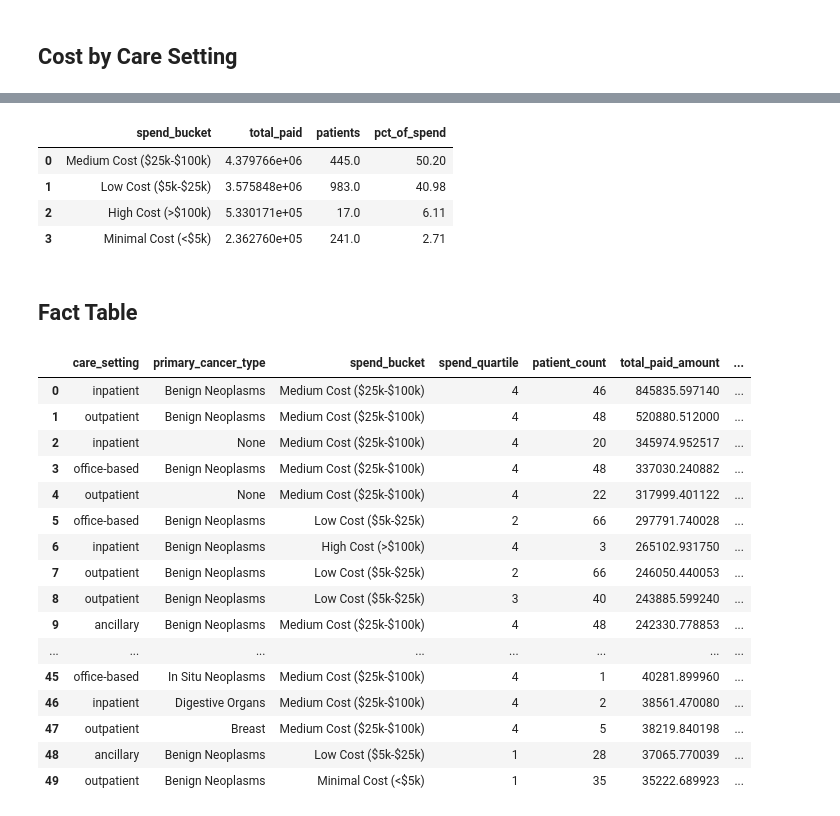
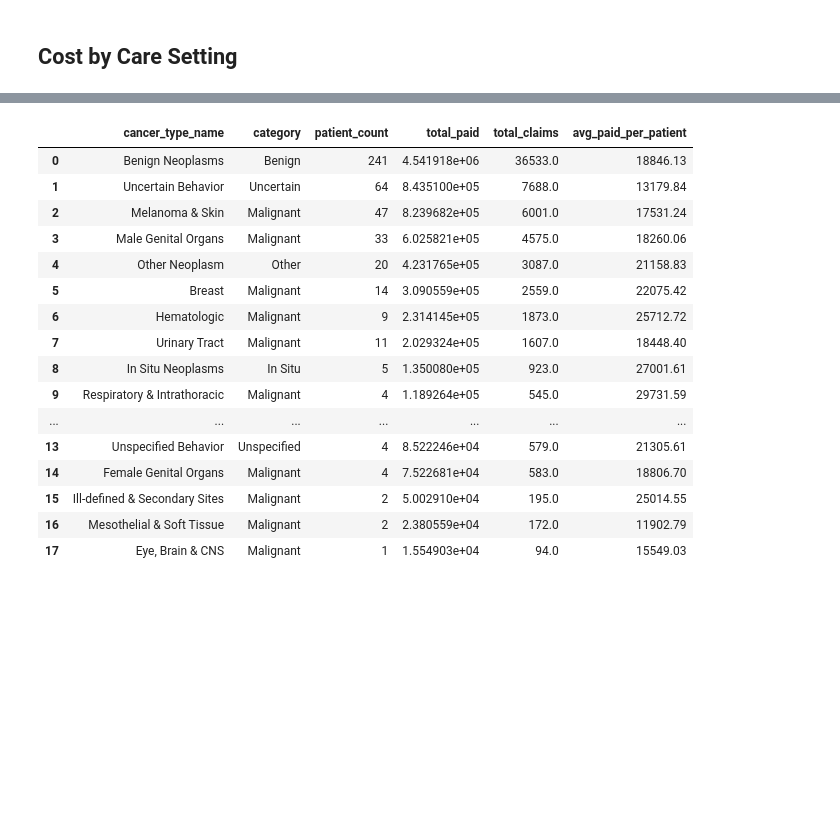
Before and after one commit to worldyne/tuva-demo, a Jupyter notebook: analyses/oncology_analysis.ipynb, the cells around one changed output, grey strips where cells are left out. Saved outputs shown, nothing was run; the diff lists cells and outputs as text; code cells hidden in the pictures; blank space fills up the shorter version.

```diff
--- a/analyses/oncology_analysis.ipynb
+++ b/analyses/oncology_analysis.ipynb
@@ -123,50 +224,34 @@ cost_by_cancer
 # %%
-# Spend bucket analysis
-spend_buckets = con.sql("""
+spend_by_cancer_df = con.sql("""
     SELECT
-        spend_bucket,
-        SUM(total_paid_amount) as total_paid,
-        SUM(patient_count) as patients,
-        ROUND(SUM(total_paid_amount) * 100.0 / SUM(SUM(total_paid_amount)) OVER (), 2) as pct_of_spend
-    FROM main.fact_oncology_cost_analytics
-    GROUP BY 1
+        ct.cancer_type_name,
+        ct.category,
+        COUNT(DISTINCT f.person_id) as patient_count,
+        SUM(f.paid_amount) as total_paid,
+        SUM(f.claim_count) as total_claims,
+        ROUND(SUM(f.paid_amount) / NULLIF(COUNT(DISTINCT f.person_id), 0), 2) as avg_paid_per_patient
+    FROM main.fact_oncology_cost f
+    JOIN main.dim_cancer_type ct ON f.cancer_type_key = ct.cancer_type_key
+    GROUP BY 1, 2
     ORDER BY total_paid DESC
 """).df()
 
-spend_buckets
+spend_by_cancer_df
 # %% [output]
-|  | spend_bucket | total_paid | patients | pct_of_spend |
-| 0 | Medium Cost ($25k-$100k) | 4.379766e+06 | 445.0 | 50.20 |
-| 1 | Low Cost ($5k-$25k) | 3.575848e+06 | 983.0 | 40.98 |
-| 2 | High Cost (>$100k) | 5.330171e+05 | 17.0 | 6.11 |
-| 3 | Minimal Cost (<$5k) | 2.362760e+05 | 241.0 | 2.71 |
+|  | cancer_type_name | category | patient_count | total_paid | total_claims | avg_paid_per_patient |
+| 0 | Benign Neoplasms | Benign | 241 | 4.541918e+06 | 36533.0 | 18846.13 |
+| 1 | Uncertain Behavior | Uncertain | 64 | 8.435100e+05 | 7688.0 | 13179.84 |
+| 2 | Melanoma & Skin | Malignant | 47 | 8.239682e+05 | 6001.0 | 17531.24 |
+| 3 | Male Genital Organs | Malignant | 33 | 6.025821e+05 | 4575.0 | 18260.06 |
+| 4 | Other Neoplasm | Other | 20 | 4.231765e+05 | 3087.0 | 21158.83 |
+| 5 | Breast | Malignant | 14 | 3.090559e+05 | 2559.0 | 22075.42 |
+| 6 | Hematologic | Malignant | 9 | 2.314145e+05 | 1873.0 | 25712.72 |
+| 7 | Urinary Tract | Malignant | 11 | 2.029324e+05 | 1607.0 | 18448.40 |
+| 8 | In Situ Neoplasms | In Situ | 5 | 1.350080e+05 | 923.0 | 27001.61 |
+| 9 | Respiratory & Intrathoracic | Malignant | 4 | 1.189264e+05 | 545.0 | 29731.59 |
+| ... | ... | ... | ... | ... | ... | ... |
+| 13 | Unspecified Behavior | Unspecified | 4 | 8.522246e+04 | 579.0 | 21305.61 |
+| 14 | Female Genital Organs | Malignant | 4 | 7.522681e+04 | 583.0 | 18806.70 |
+| 15 | Ill-defined & Secondary Sites | Malignant | 2 | 5.002910e+04 | 195.0 | 25014.55 |
+| 16 | Mesothelial & Soft Tissue | Malignant | 2 | 2.380559e+04 | 172.0 | 11902.79 |
+| 17 | Eye, Brain & CNS | Malignant | 1 | 1.554903e+04 | 94.0 | 15549.03 |
-# %% [markdown]
-## Fact Table
-# %%
-# Query the full fact table
-fact_cost_df = con.sql("""
-    SELECT *
-    FROM main.fact_oncology_cost_analytics
-    ORDER BY total_paid_amount DESC
-    LIMIT 50
-""").df()
-
-fact_cost_df
-# %% [output]
-|  | care_setting | primary_cancer_type | spend_bucket | spend_quartile | patient_count | total_paid_amount | ... |
-| 0 | inpatient | Benign Neoplasms | Medium Cost ($25k-$100k) | 4 | 46 | 845835.597140 | ... |
-| 1 | outpatient | Benign Neoplasms | Medium Cost ($25k-$100k) | 4 | 48 | 520880.512000 | ... |
-| 2 | inpatient | None | Medium Cost ($25k-$100k) | 4 | 20 | 345974.952517 | ... |
-| 3 | office-based | Benign Neoplasms | Medium Cost ($25k-$100k) | 4 | 48 | 337030.240882 | ... |
-| 4 | outpatient | None | Medium Cost ($25k-$100k) | 4 | 22 | 317999.401122 | ... |
-| 5 | office-based | Benign Neoplasms | Low Cost ($5k-$25k) | 2 | 66 | 297791.740028 | ... |
-| 6 | inpatient | Benign Neoplasms | High Cost (>$100k) | 4 | 3 | 265102.931750 | ... |
-| 7 | outpatient | Benign Neoplasms | Low Cost ($5k-$25k) | 2 | 66 | 246050.440053 | ... |
-| 8 | outpatient | Benign Neoplasms | Low Cost ($5k-$25k) | 3 | 40 | 243885.599240 | ... |
-| 9 | ancillary | Benign Neoplasms | Medium Cost ($25k-$100k) | 4 | 48 | 242330.778853 | ... |
-| ... | ... | ... | ... | ... | ... | ... | ... |
-| 45 | office-based | In Situ Neoplasms | Medium Cost ($25k-$100k) | 4 | 1 | 40281.899960 | ... |
-| 46 | inpatient | Digestive Organs | Medium Cost ($25k-$100k) | 4 | 2 | 38561.470080 | ... |
-| 47 | outpatient | Breast | Medium Cost ($25k-$100k) | 4 | 5 | 38219.840198 | ... |
-| 48 | ancillary | Benign Neoplasms | Low Cost ($5k-$25k) | 1 | 28 | 37065.770039 | ... |
-| 49 | outpatient | Benign Neoplasms | Minimal Cost (<$5k) | 1 | 35 | 35222.689923 | ... |
```
Also changed, not shown: parts of 30 cells of this notebook, 10 other files.
